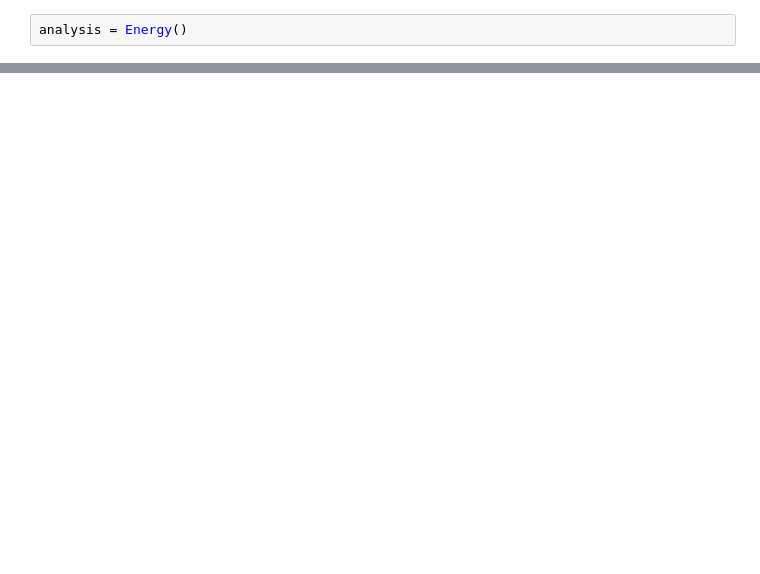
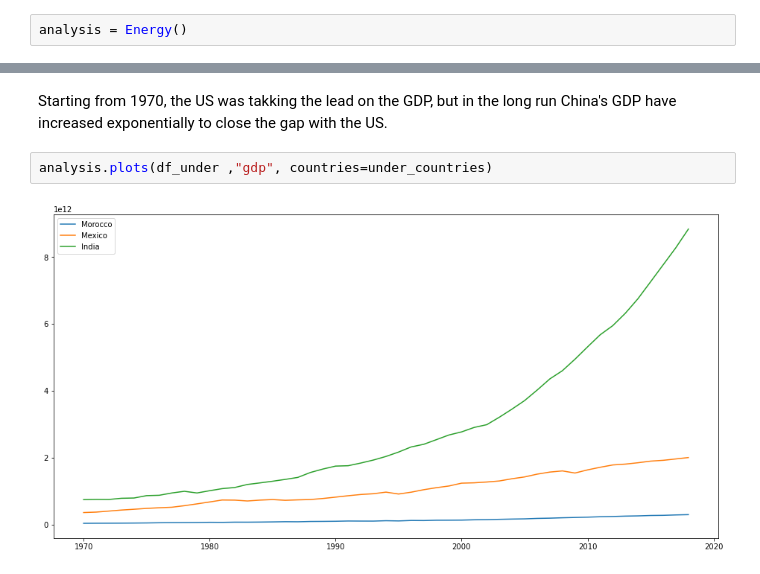
Before and after one commit to simibi28/itp_gp_2022, a Jupyter notebook: itp_groupproject.ipynb, the cells around one changed output, grey strips where cells are left out. Saved outputs shown, nothing was run; the diff lists cells and outputs as text; blank space fills up the shorter version.

```diff
--- a/itp_groupproject.ipynb
+++ b/itp_groupproject.ipynb
@@ -26,0 +80,6 @@ df_under = analysis.filter_countries(under_countries)
+# %% [markdown]
+Starting from 1970, the US was takking the lead on the GDP, but in the long run China's GDP have increased exponentially to close the gap with the US.
+# %%
+analysis.plots(df_under ,"gdp", countries=under_countries)
+# %% [output]
+[figure, added]
```
Also changed, not shown: parts of 43 cells of this notebook, 1 other file.
